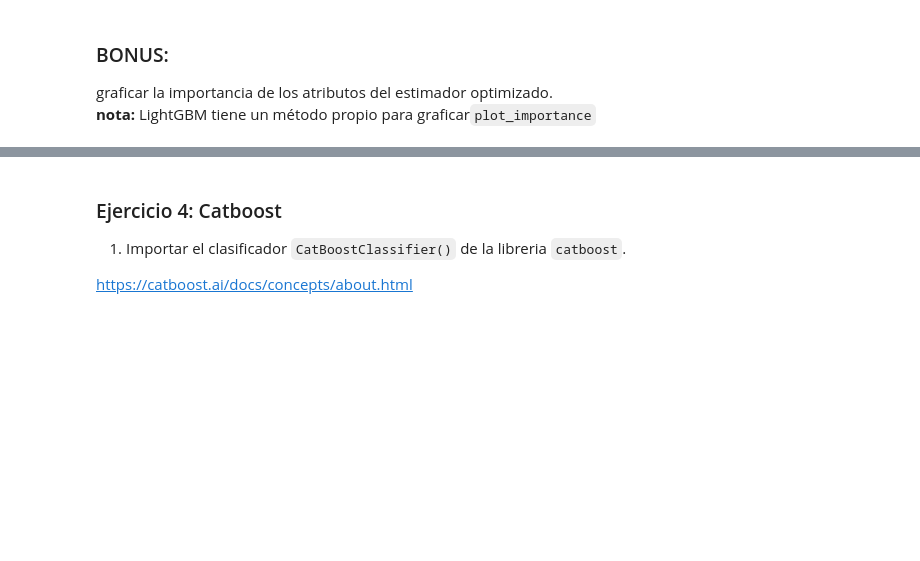
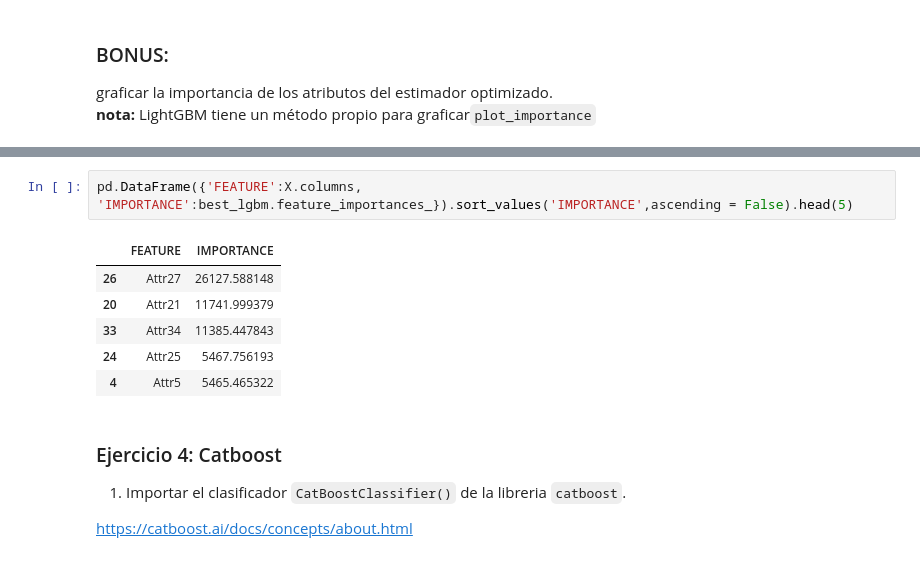
Before and after one commit to Csuarezgurruchaga/Digital-House, a Jupyter notebook: CLASE_38/dsad_2021/M5/CLASE_38_Boosting_XGBoost/Notebooks/5.Desafio.ipynb, the cells around one changed output, grey strips where cells are left out. Drawn from its saved outputs; the diff is of its cells as text; blank space fills up the shorter version.

```diff
--- a/CLASE_38/dsad_2021/M5/CLASE_38_Boosting_XGBoost/Notebooks/5.Desafio.ipynb
+++ b/CLASE_38/dsad_2021/M5/CLASE_38_Boosting_XGBoost/Notebooks/5.Desafio.ipynb
@@ -278,3 +268,12 @@ plt.show()
+# %%
+pd.DataFrame({'FEATURE':X.columns, 'IMPORTANCE':best_lgbm.feature_importances_}).sort_values('IMPORTANCE',ascending = False).head(5)
+# %% [output]
+|  | FEATURE | IMPORTANCE |
+| 26 | Attr27 | 26127.588148 |
+| 20 | Attr21 | 11741.999379 |
+| 33 | Attr34 | 11385.447843 |
+| 24 | Attr25 | 5467.756193 |
+| 4 | Attr5 | 5465.465322 |
 # %% [markdown]
 ### Ejercicio 4: Catboost
 1) Importar el clasificador `CatBoostClassifier()` de la libreria `catboost`.
```
Also changed, not shown: parts of 8 cells of this notebook, 8 other files.
